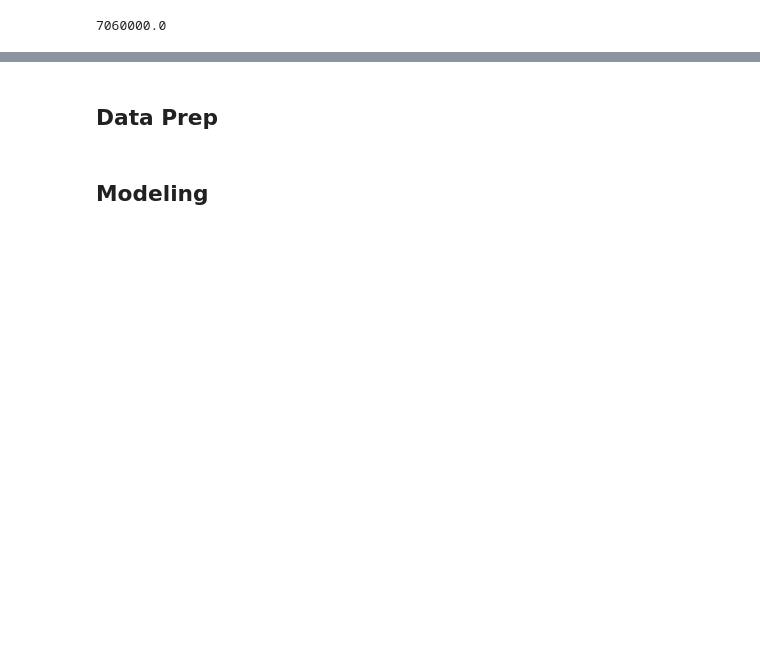
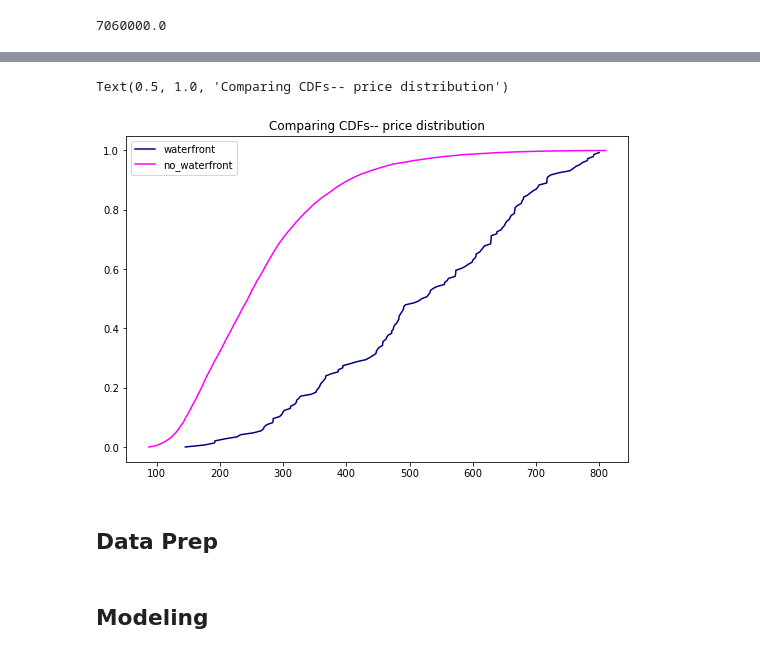
Before and after one commit to Luv2bnanook44/phase_2_project_quanggang, a Jupyter notebook: notebooks/jamie_notebook.ipynb, the cells around one changed output, grey strips where cells are left out. Drawn from its saved outputs; the diff is of its cells as text; code cells hidden in the pictures; blank space fills up the shorter version.

```diff
--- a/notebooks/jamie_notebook.ipynb
+++ b/notebooks/jamie_notebook.ipynb
@@ -248,3 +309,16 @@ df_wf['price'][df_wf['waterfront']==1.0].max()
+# %%
+waterfront = df_wf['price_per_sqft'][df_wf['waterfront']==1]
+no_waterfront = df_wf['price_per_sqft'][df_wf['waterfront']==0]
+
+plt.figure(figsize=(9, 6))
+plt.plot(np.sort(waterfront), np.linspace(0, 1, len(waterfront), endpoint=False), color='navy')
+plt.plot(np.sort(no_waterfront), np.linspace(0, 1, len(no_waterfront), endpoint=False), color='magenta')
+
+plt.legend(['waterfront', 'no_waterfront'])
+plt.title('Comparing CDFs-- price distribution')
+# %% [output]
+Text(0.5, 1.0, 'Comparing CDFs-- price distribution')
+[figure, added]
 # %% [markdown]
 ## Data Prep
 # %% [markdown]
```
Also changed, not shown: parts of 17 cells of this notebook.
